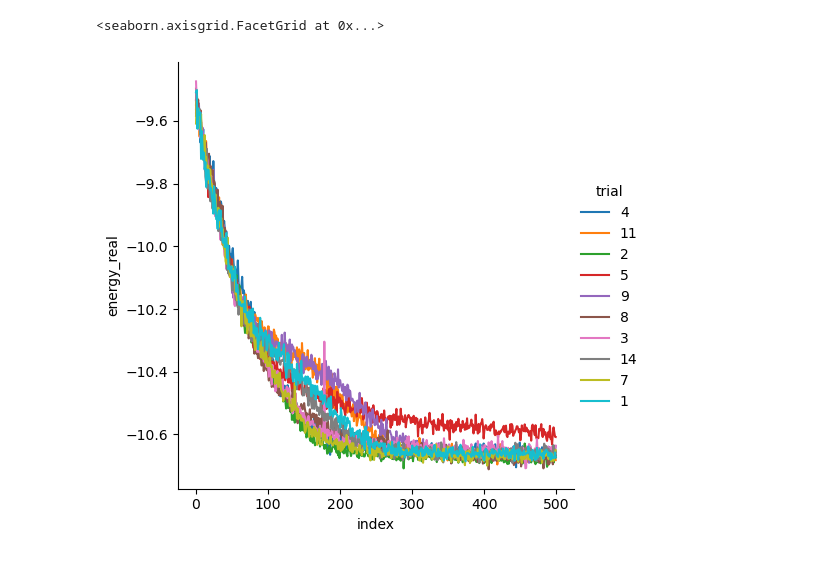
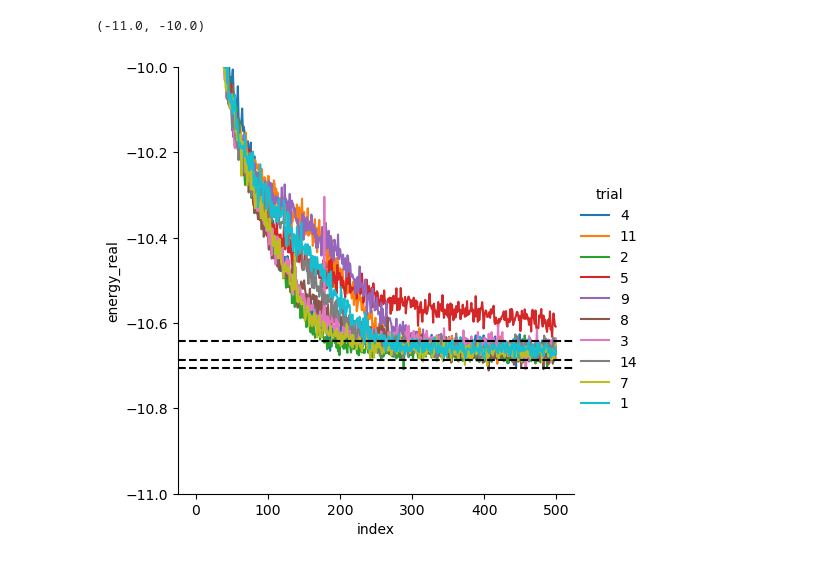
Before and after one commit to ischurov/frustrations-eda, a Jupyter notebook: mvmc_kagome_2023_03_29.ipynb, the cells around one changed output. Saved outputs shown, nothing was run; the diff lists cells and outputs as text; code cells hidden in the pictures.

```diff
--- a/mvmc_kagome_2023_03_29.ipynb
+++ b/mvmc_kagome_2023_03_29.ipynb
@@ -33,8 +33,13 @@ outfiles = (
     .query("good")
     .drop("good", axis=1)
 )
-# %%
-sns.relplot(outfiles, x='index', y='energy_real', hue='trial', kind='line')
-# %% [output]
-<seaborn.axisgrid.FacetGrid at 0x...>
-[figure, removed]
+# %%
+sns.relplot(outfiles, x="index", y="energy_real", hue="trial", kind="line")
+plt.axhline(system.get_eigenstates(4)[0][0] / 4, color="black", linestyle="--")
+plt.axhline(system.get_eigenstates(4)[0][1] / 4, color="black", linestyle="--")
+plt.axhline(system.get_eigenstates(4)[0][2] / 4, color="black", linestyle="--")
+
+plt.ylim(-11, -10)
+# %% [output]
+(-11.0, -10.0)
+[figure, added]
```
Also changed, not shown: parts of 14 cells of this notebook, 19 other files.
